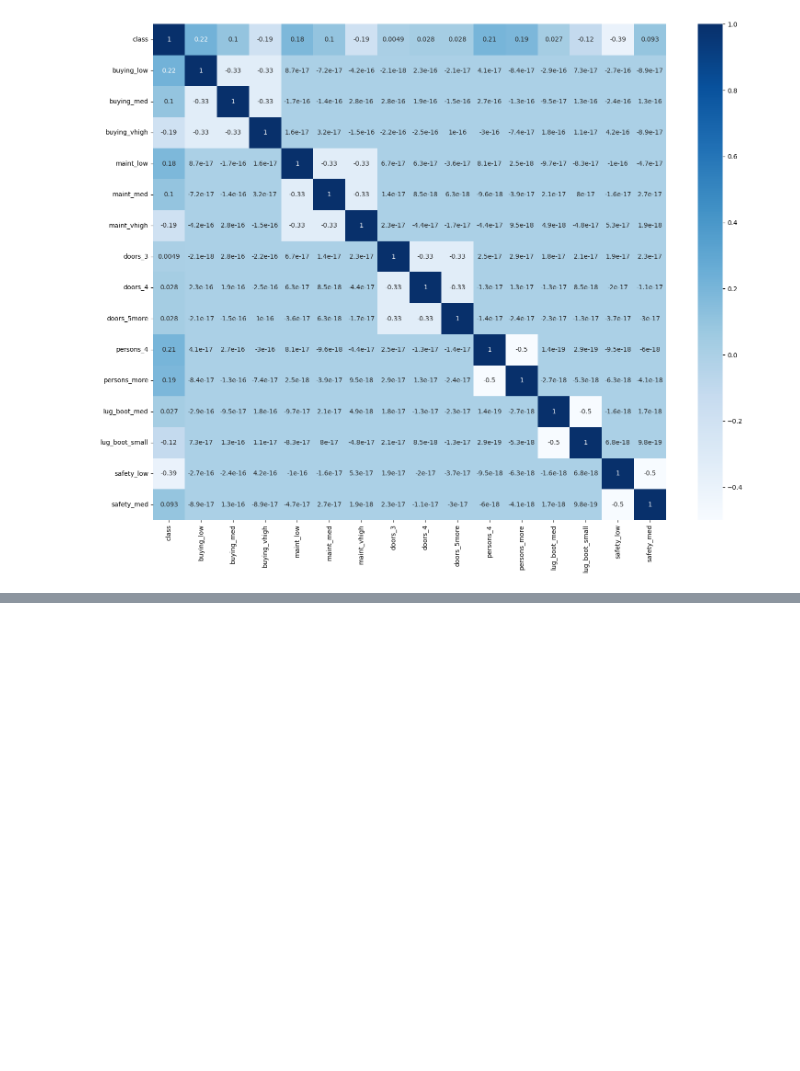
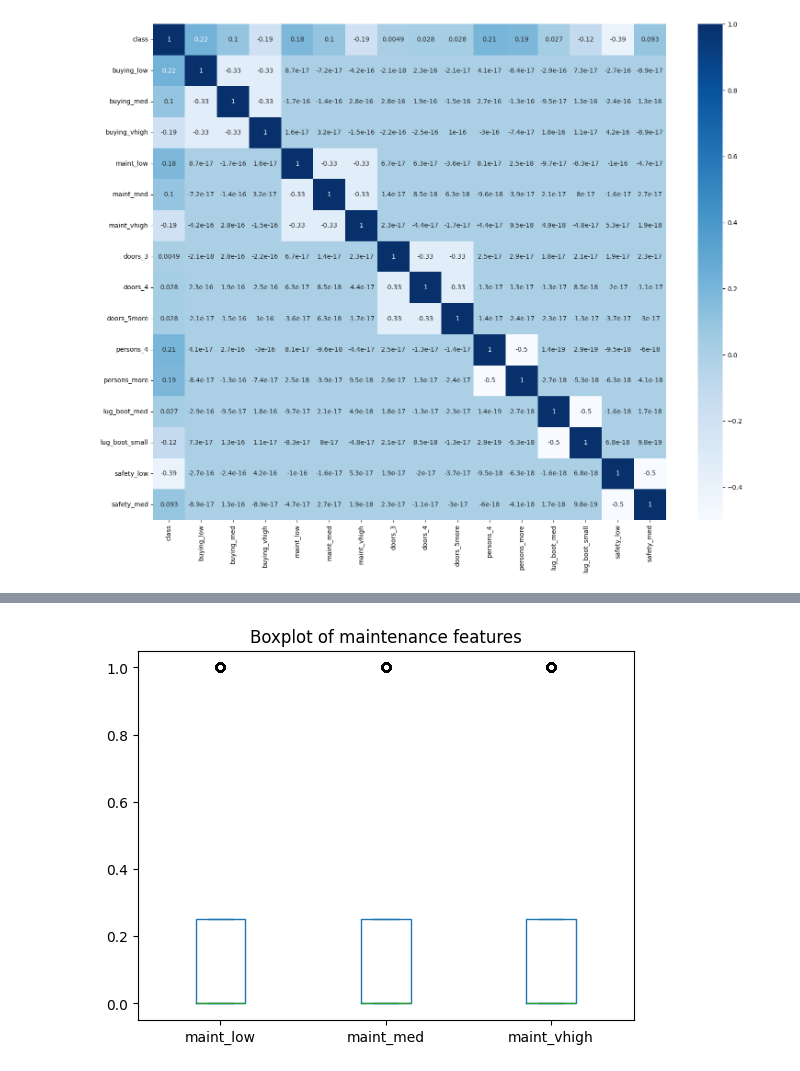
Before and after one commit to amirabaraya/Topics-in-Intelligent-Systems, a Jupyter notebook: car_evaluation.ipynb, the cells around one changed output, grey strips where cells are left out. Cells and saved outputs as stored; diff of their text form; code cells hidden in the pictures; blank space fills up the shorter version.

```diff
--- a/car_evaluation.ipynb
+++ b/car_evaluation.ipynb
@@ -226,0 +235,4 @@ plt.show()
+# %%
+ax = df_encoded[['maint_low','maint_med','maint_vhigh']].plot(kind='box', title='Boxplot of maintenance features')
+# %% [output]
+[figure, added]
```
Also changed, not shown: parts of 7 cells of this notebook.
